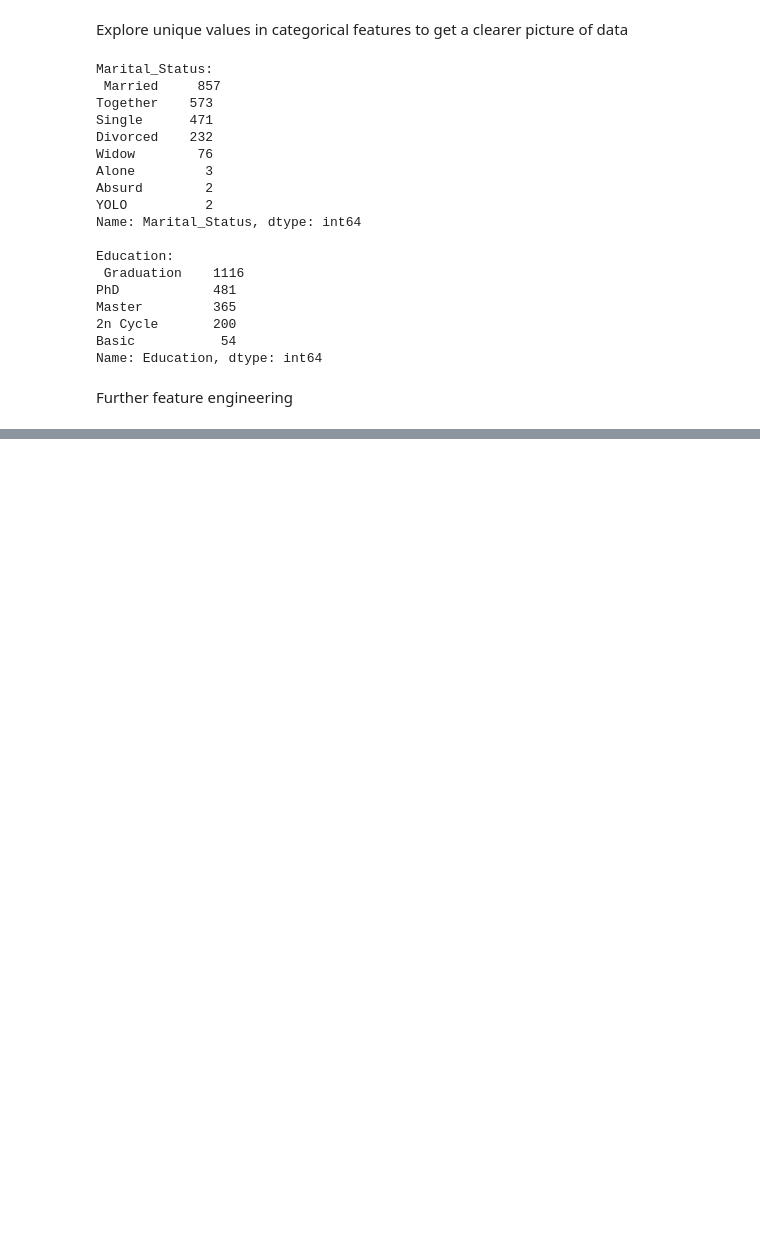
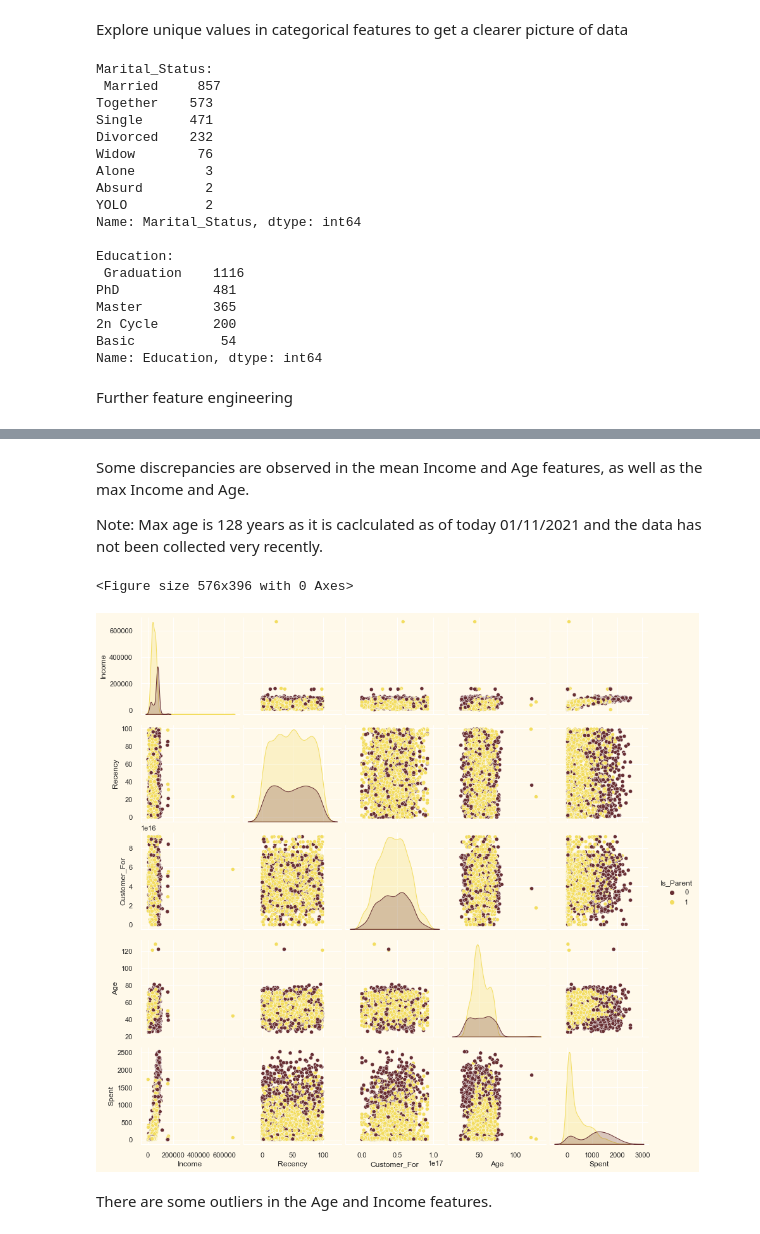
Before and after one commit to juliangherghel/py-customer-personality-analysis, a Jupyter notebook: clustering.ipynb, the cells around one changed output, grey strips where cells are left out. Drawn from its saved outputs; the diff is of its cells as text; code cells hidden in the pictures; blank space fills up the shorter version.

```diff
--- a/clustering.ipynb
+++ b/clustering.ipynb
@@ -21,7 +36,7 @@ for d in dates:
 
 # Create 'Customer_For' feature
 data["Customer_For"] = number_of_days
-data["Customer_For"] = pd.to_numeric(data["Customer_For"], errors="coerce")
+data["Customer_For"] = pd.to_numeric(data["Customer_For"], errors="raise")
 # %% [output]
 Oldest customer join date:  2012-01-08
 Newest customer join date: 2014-12-06
@@ -53,0 +137,26 @@ Further feature engineering
+# %% [markdown]
+Some discrepancies are observed in the mean Income and Age features, as well as the max Income and Age.
+
+Note: Max age is 128 years as it is caclculated as of today 01/11/2021 and the data has not been collected very recently.
+# %%
+# Plot select features for visual analysis
+
+# Set up colours
+sns.set(rc={
+    "axes.facecolor":"#FFF9EA",
+    "figure.facecolor":"#FFF9EA"
+})
+pallet = ["#682F33", "#9E713A", "#D3B3B1", "#B9C0C9", "#9F8A78", "#F3DD60"]
+cmap = colors.ListedColormap(pallet)
+
+# Plot features
+feats = ["Income", "Recency", "Customer_For", "Age", "Spent", "Is_Parent"]
+
+plt.figure()
+sns.pairplot(data[feats], hue = "Is_Parent", palette = (["#682F33", "#F3DD60"]))
+plt.show()
+# %% [output]
+<Figure size 576x396 with 0 Axes>
+[figure, added]
+# %% [markdown]
+There are some outliers in the Age and Income features.
```
Also changed, not shown: parts of 34 cells of this notebook.
